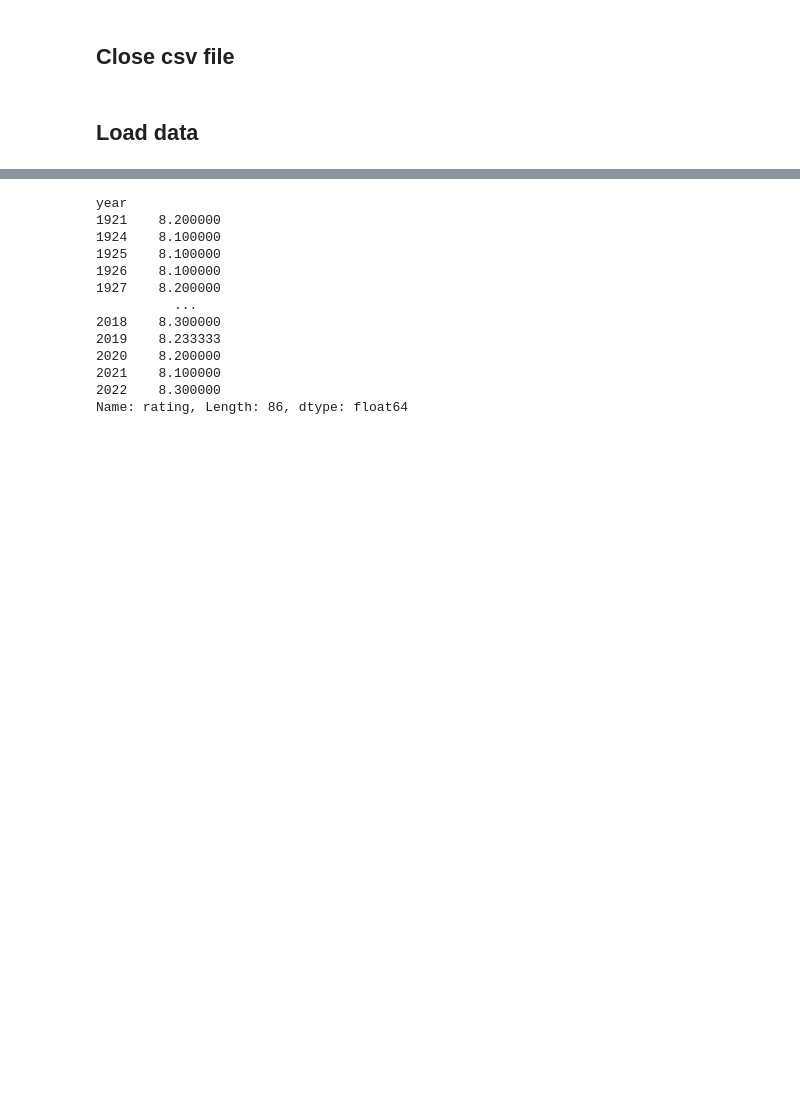
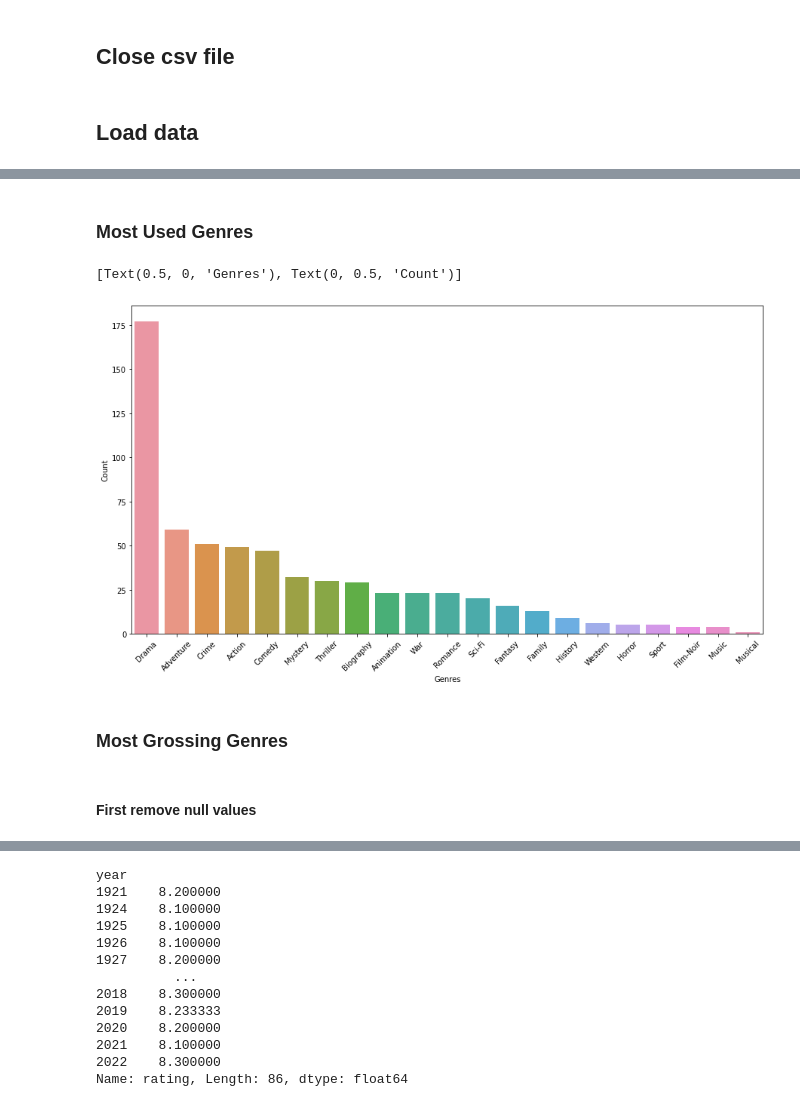
Before and after one commit to enisbaskapan/IMDb-Top-250-Movies-Analysis, a Jupyter notebook: IMDb Top 250 Data Analysis.ipynb, the cells around one changed output, grey strips where cells are left out. Saved outputs shown, nothing was run; the diff lists cells and outputs as text; code cells hidden in the pictures; blank space fills up the shorter version.

```diff
--- a/IMDb Top 250 Data Analysis.ipynb
+++ b/IMDb Top 250 Data Analysis.ipynb
@@ -96,0 +141,8 @@ df.head()
+# %%
+df_copy = df.copy()
+s = df_copy['genres'].str.split(', ').apply(Series, 1).stack()
+s.index = s.index.droplevel(-1)
+s.name = 'genres'
+del df_copy['genres']
+df_copy = df_copy.join(s)
+df_copy.head()
@@ -96,0 +191,2 @@ df.head()
+# %% [markdown]
+### Most Used Genres
@@ -96,0 +195,10 @@ df.head()
+# %%
+plt.xticks(rotation=45)
+sns.countplot(x="genres", data=df_copy, order=df_copy['genres'].value_counts().index).set(xlabel="Genres", ylabel = "Count")
+# %% [output]
+[Text(0.5, 0, 'Genres'), Text(0, 0.5, 'Count')]
+[figure, added]
+# %% [markdown]
+### Most Grossing Genres
+# %% [markdown]
+#### First remove null values
```
Also changed, not shown: parts of 25 cells of this notebook.
